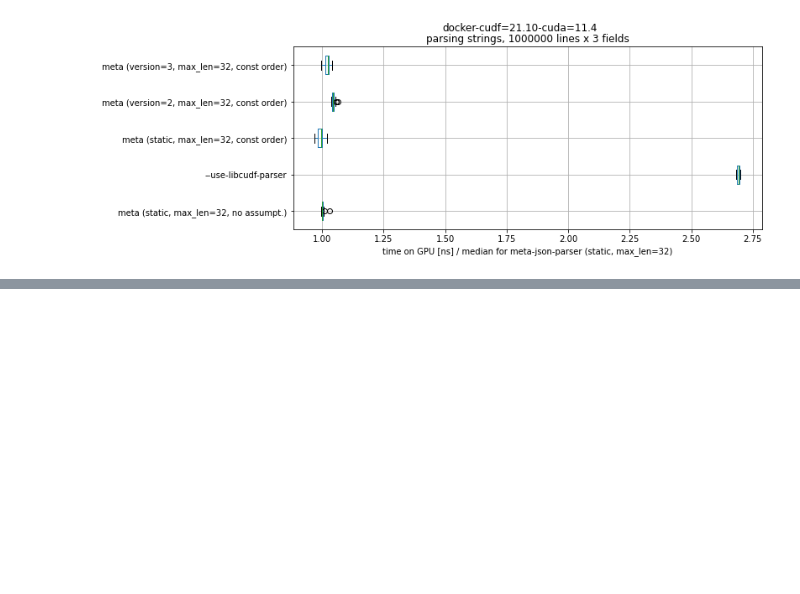
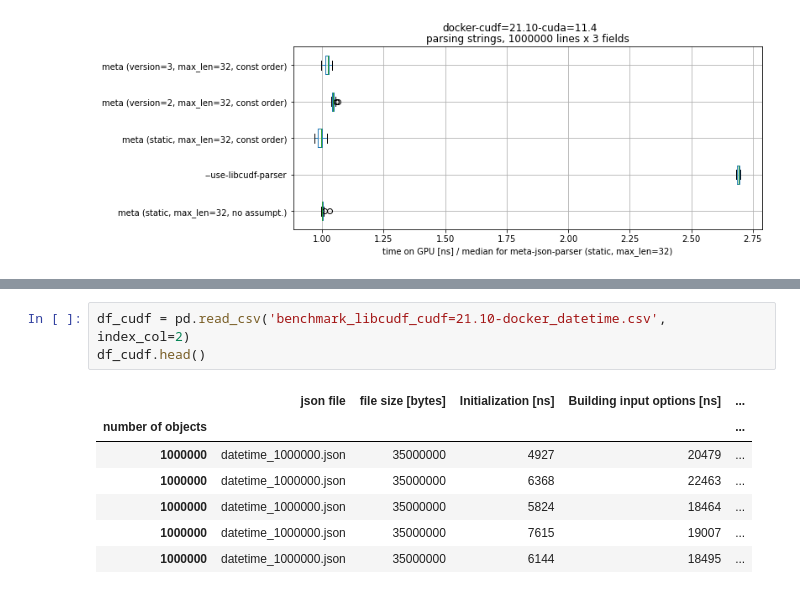
Before and after one commit to mis-wut/meta-json-parser, a Jupyter notebook: benchmark/notebooks/examine_benchmarks.ipynb, the cells around one changed output, grey strips where cells are left out. Cells and saved outputs as stored; diff of their text form; blank space fills up the shorter version.

```diff
--- a/benchmark/notebooks/examine_benchmarks.ipynb
+++ b/benchmark/notebooks/examine_benchmarks.ipynb
@@ -1146,0 +1216,11 @@ plt.show()
+# %%
+df_cudf = pd.read_csv('benchmark_libcudf_cudf=21.10-docker_datetime.csv', index_col=2)
+df_cudf.head()
+# %% [output]
+|  | json file | file size [bytes] | Initialization [ns] | Building input options [ns] | ... |
+| number of objects |  |  |  |  | ... |
+| 1000000 | datetime_1000000.json | 35000000 | 4927 | 20479 | ... |
+| 1000000 | datetime_1000000.json | 35000000 | 6368 | 22463 | ... |
+| 1000000 | datetime_1000000.json | 35000000 | 5824 | 18464 | ... |
+| 1000000 | datetime_1000000.json | 35000000 | 7615 | 19007 | ... |
+| 1000000 | datetime_1000000.json | 35000000 | 6144 | 18495 | ... |
```
Also changed, not shown: parts of 11 cells of this notebook, 3 other files.
